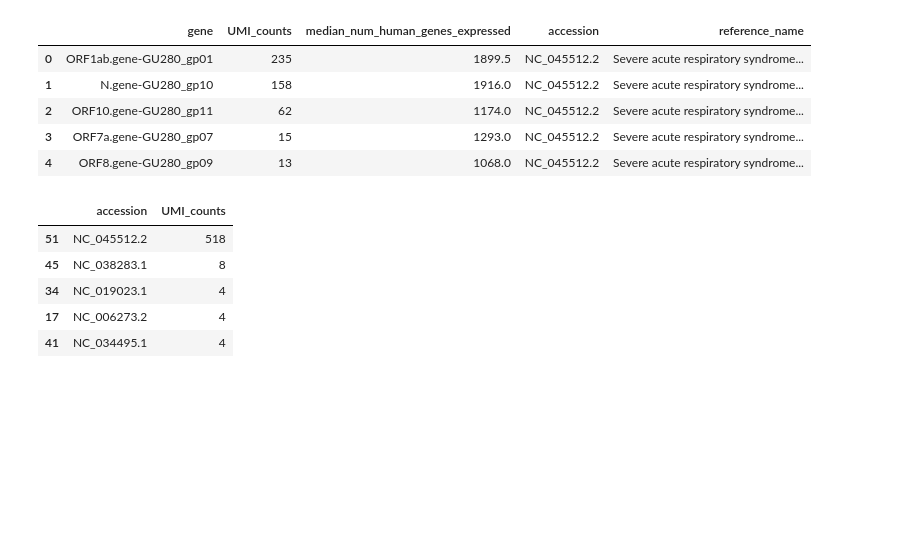
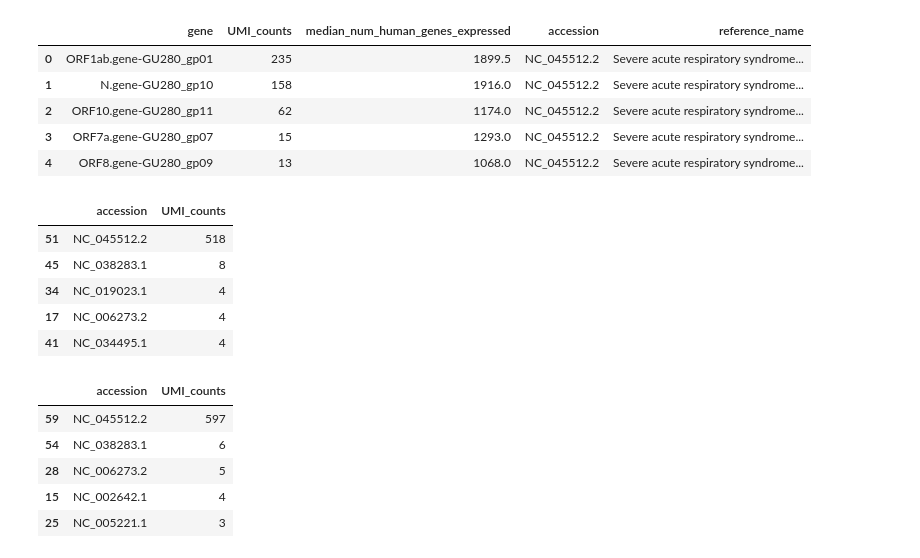
Before and after one commit to holab-hku/Vulture, a Jupyter notebook: AnalysisResult.ipynb, the cells around one changed output. Saved outputs shown, nothing was run; the diff lists cells and outputs as text; code cells hidden in the pictures; blank space fills up the shorter version.

```diff
--- a/AnalysisResult.ipynb
+++ b/AnalysisResult.ipynb
@@ -52,3 +68,13 @@ df_gene_50.groupby(['accession'])['UMI_counts'].agg('sum').reset_index().sort_va
 | 34 | NC_019023.1 | 4 |
 | 17 | NC_006273.2 | 4 |
 | 41 | NC_034495.1 | 4 |
+# %%
+df_gene_51 = pd.read_csv("data/51/filtered_matrix_viral_genes_info.txt",sep="\t")
+df_gene_51.groupby(['accession'])['UMI_counts'].agg('sum').reset_index().sort_values(by=['UMI_counts'],ascending=False).head()
+# %% [output]
+|  | accession | UMI_counts |
+| 59 | NC_045512.2 | 597 |
+| 54 | NC_038283.1 | 6 |
+| 28 | NC_006273.2 | 5 |
+| 15 | NC_002642.1 | 4 |
+| 25 | NC_005221.1 | 3 |
```
Also changed, not shown: parts of 4 cells of this notebook, 1 other file.
